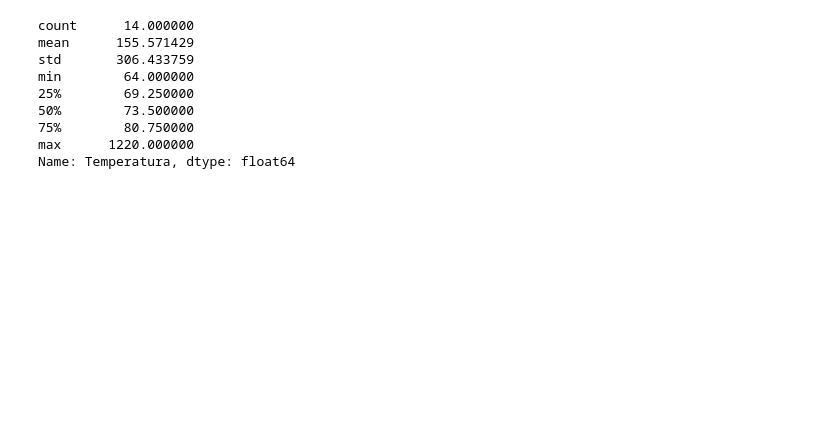
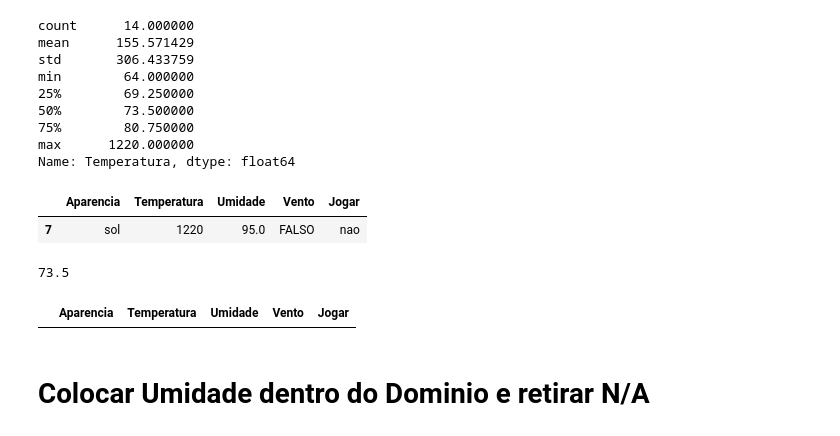
Before and after one commit to EnnioSantos/Analise-de-Dados-com-Python, a Jupyter notebook: Tratamento_de_Dados_Metereologicos.ipynb, the cells around one changed output. Saved outputs shown, nothing was run; the diff lists cells and outputs as text; code cells hidden in the pictures; blank space fills up the shorter version.

```diff
--- a/Tratamento_de_Dados_Metereologicos.ipynb
+++ b/Tratamento_de_Dados_Metereologicos.ipynb
@@ -59,0 +86,3 @@ dtype: int64
+# %%
+#preenche NAs
+db['Vento'].fillna('FALSO', inplace=True)
@@ -70,3 +101,13 @@ min        64.000000
 75%        80.750000
 max      1220.000000
 Name: Temperatura, dtype: float64
+# %%
+db.loc[(db['Temperatura'] <  -130 )  | ( db['Temperatura'] >  130) ]
+# %% [output]
+|  | Aparencia | Temperatura | Umidade | Vento | Jogar |
+| 7 | sol | 1220 | 95.0 | FALSO | nao |
+# %%
+mediana = sts.median(db['Temperatura'])
+mediana
+# %% [output]
+73.5
@@ -73,3 +116,9 @@ Name: Temperatura, dtype: float64
+# %%
+db.loc[(db['Temperatura'] <  -130 )  | ( db['Temperatura'] >  130) ]
+# %% [output]
+|  | Aparencia | Temperatura | Umidade | Vento | Jogar |
+# %% [markdown]
+# Colocar Umidade dentro do Dominio e retirar N/A
 # %%
 db['Umidade'].describe()
 # %% [output]
```
Also changed, not shown: parts of 18 cells of this notebook.
